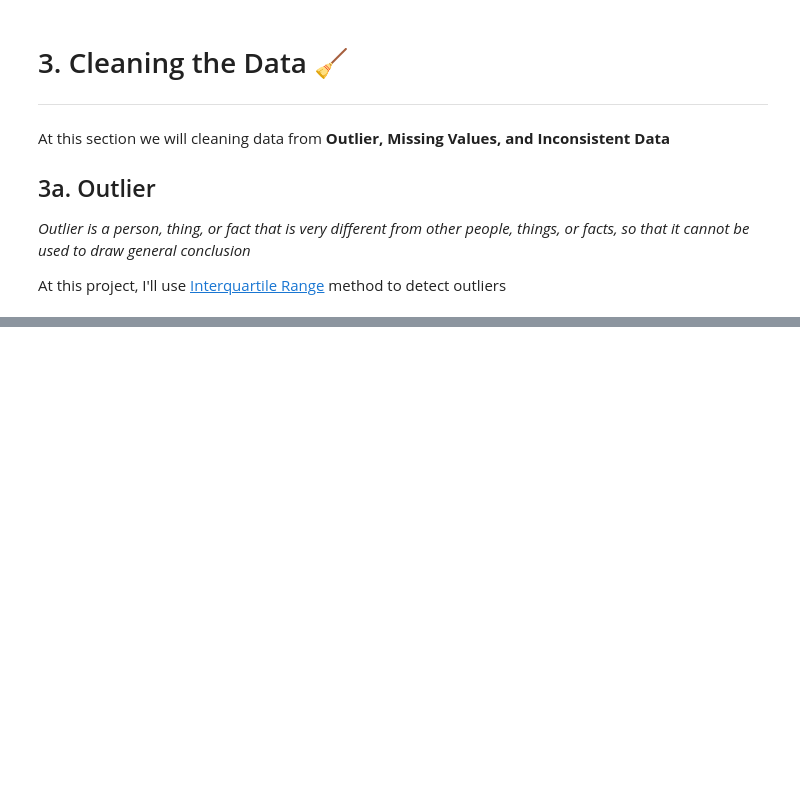
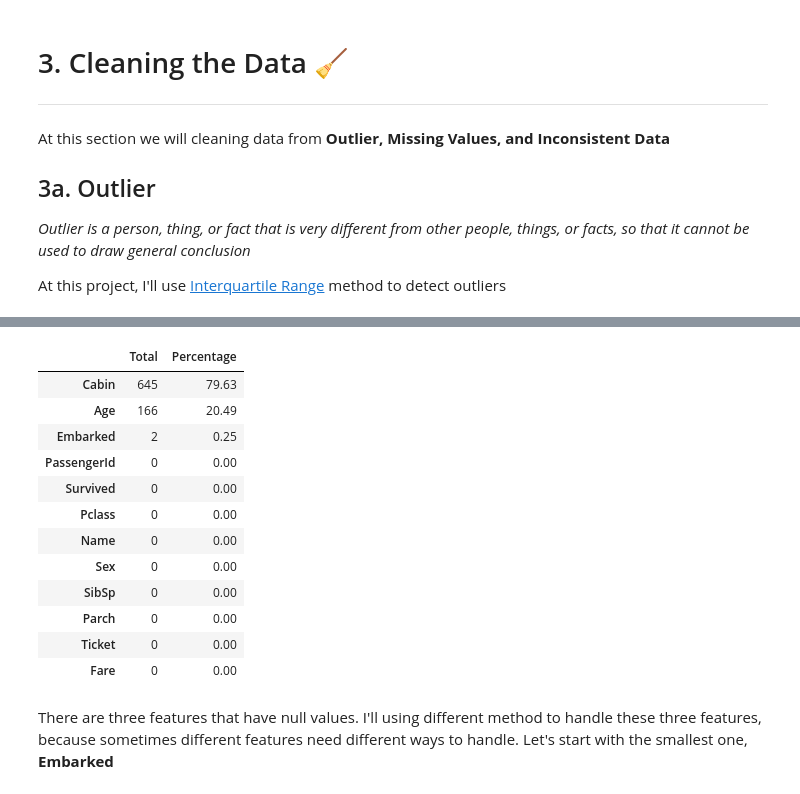
Before and after one commit to hisyam-jaelani/Data-Science-Projects, a Jupyter notebook: from-tragedy-to-insights-titanic.ipynb, the cells around one changed output, grey strips where cells are left out. Drawn from its saved outputs; the diff is of its cells as text; code cells hidden in the pictures; blank space fills up the shorter version.

```diff
--- a/from-tragedy-to-insights-titanic.ipynb
+++ b/from-tragedy-to-insights-titanic.ipynb
@@ -256,0 +265,23 @@ train_df.loc[detect_outliers(train_df,["Age","SibSp","Parch","Fare"])]
+# %%
+def missing_values(df):
+    total = df.isnull().sum().sort_values(ascending = False)
+    percentage = round(df.isnull().sum().sort_values(ascending = False)/len(df)*100,2)
+    return pd.concat([total,percentage], axis = 1, keys = ['Total','Percentage'])
+# %%
+missing_values(train_df)
+# %% [output]
+|  | Total | Percentage |
+| Cabin | 645 | 79.63 |
+| Age | 166 | 20.49 |
+| Embarked | 2 | 0.25 |
+| PassengerId | 0 | 0.00 |
+| Survived | 0 | 0.00 |
+| Pclass | 0 | 0.00 |
+| Name | 0 | 0.00 |
+| Sex | 0 | 0.00 |
+| SibSp | 0 | 0.00 |
+| Parch | 0 | 0.00 |
+| Ticket | 0 | 0.00 |
+| Fare | 0 | 0.00 |
+# %% [markdown]
+There are three features that have null values. I'll using different method to handle these three features, because sometimes different features need different ways to handle. Let's start with the smallest one, **Embarked**
```
Also changed, not shown: parts of 7 cells of this notebook.
